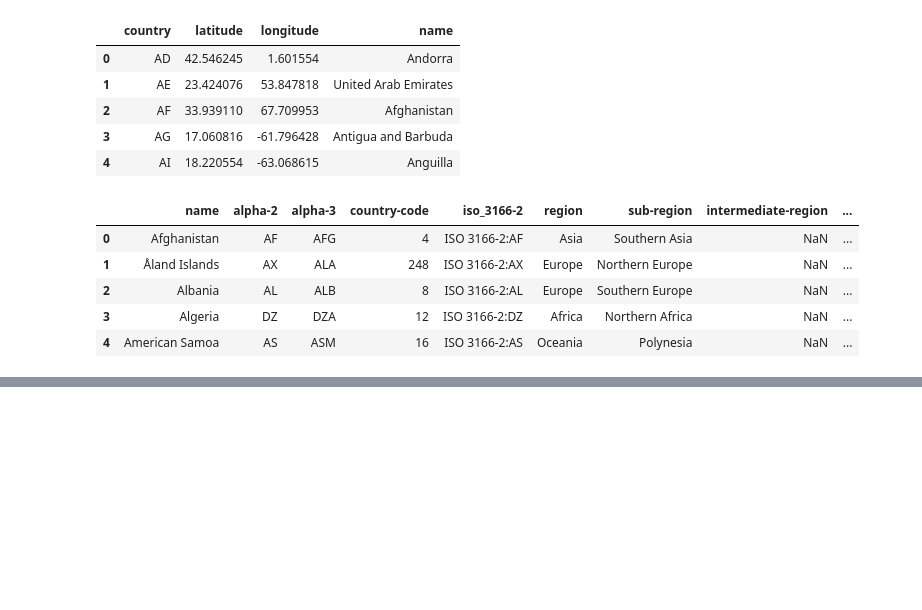
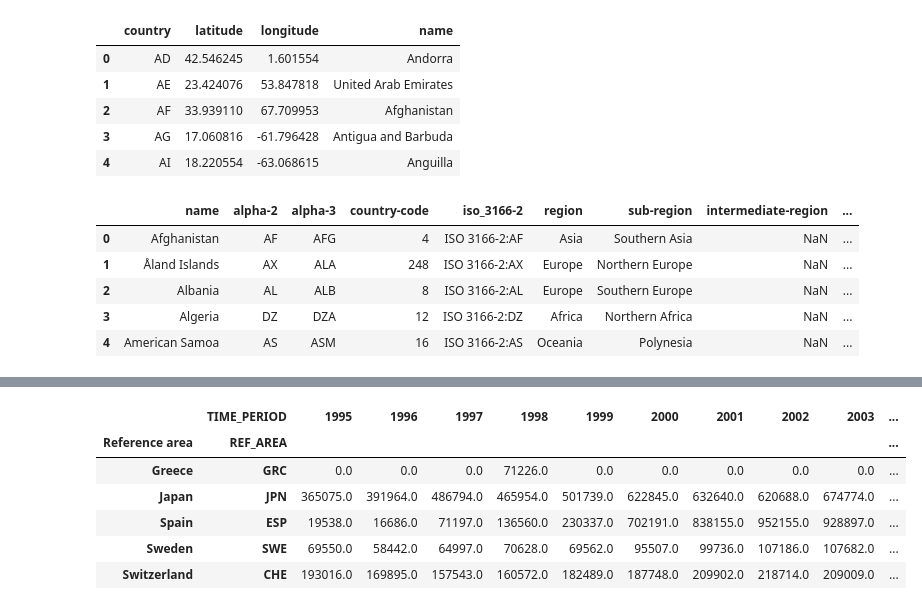
Before and after one commit to aylingunal/CSE548DataViz, a Jupyter notebook: visualisations.ipynb, the cells around one changed output, grey strips where cells are left out. Saved outputs shown, nothing was run; the diff lists cells and outputs as text; code cells hidden in the pictures; blank space fills up the shorter version.

```diff
--- a/visualisations.ipynb
+++ b/visualisations.ipynb
@@ -54,7 +54,7 @@ inflow_df["TIME_PERIOD"] = inflow_df["TIME_PERIOD"].astype(int)
 inflow_df = inflow_df[inflow_df['TIME_PERIOD'] != 0]
 # %%
 inflows_pivot = inflow_df.pivot_table(
-    index="Reference area",
+    index=["Reference area", "REF_AREA"],
     columns="TIME_PERIOD",
     values="OBS_VALUE",
     aggfunc="sum")
@@ -143,0 +189,10 @@ base_map
+# %%
+inflows_pivot.sample(5)
+# %% [output]
+|  | TIME_PERIOD | 1995 | 1996 | 1997 | 1998 | 1999 | 2000 | 2001 | 2002 | 2003 | ... |
+| Reference area | REF_AREA |  |  |  |  |  |  |  |  |  | ... |
+| Greece | GRC | 0.0 | 0.0 | 0.0 | 71226.0 | 0.0 | 0.0 | 0.0 | 0.0 | 0.0 | ... |
+| Japan | JPN | 365075.0 | 391964.0 | 486794.0 | 465954.0 | 501739.0 | 622845.0 | 632640.0 | 620688.0 | 674774.0 | ... |
+| Spain | ESP | 19538.0 | 16686.0 | 71197.0 | 136560.0 | 230337.0 | 702191.0 | 838155.0 | 952155.0 | 928897.0 | ... |
+| Sweden | SWE | 69550.0 | 58442.0 | 64997.0 | 70628.0 | 69562.0 | 95507.0 | 99736.0 | 107186.0 | 107682.0 | ... |
+| Switzerland | CHE | 193016.0 | 169895.0 | 157543.0 | 160572.0 | 182489.0 | 187748.0 | 209902.0 | 218714.0 | 209009.0 | ... |
```
Also changed, not shown: parts of 15 cells of this notebook, 2 other files.
